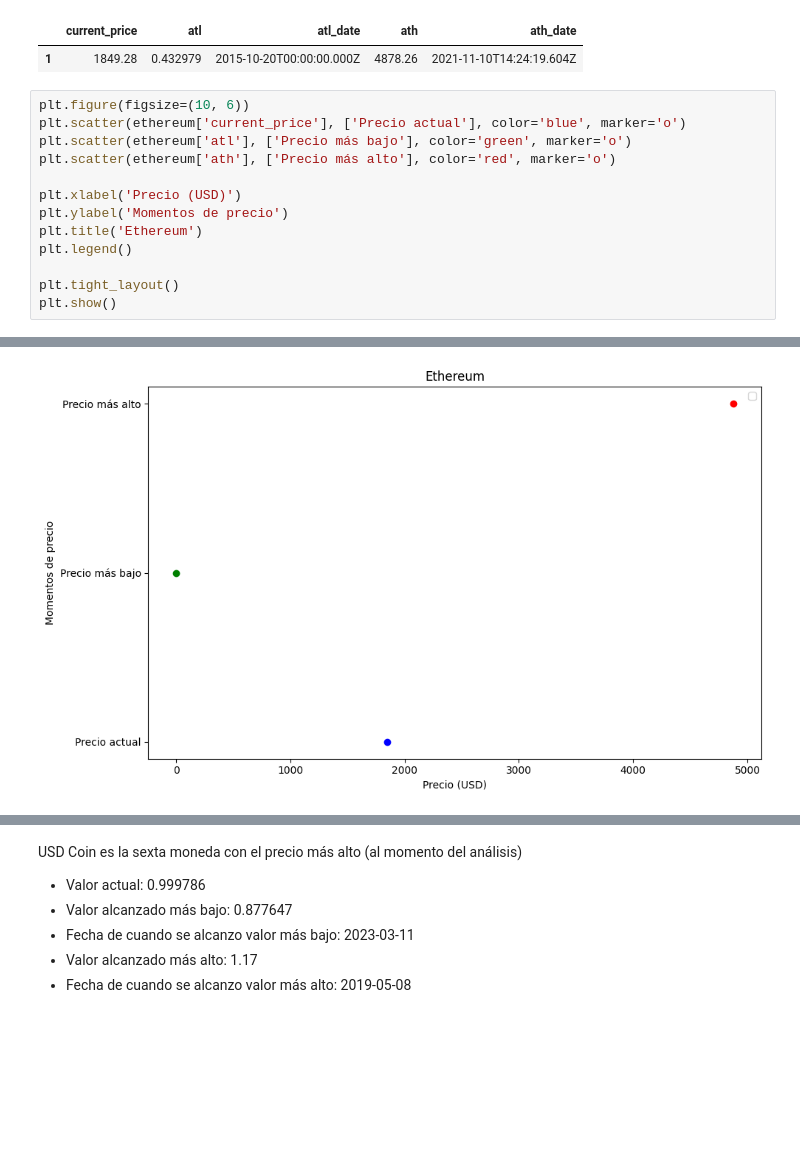
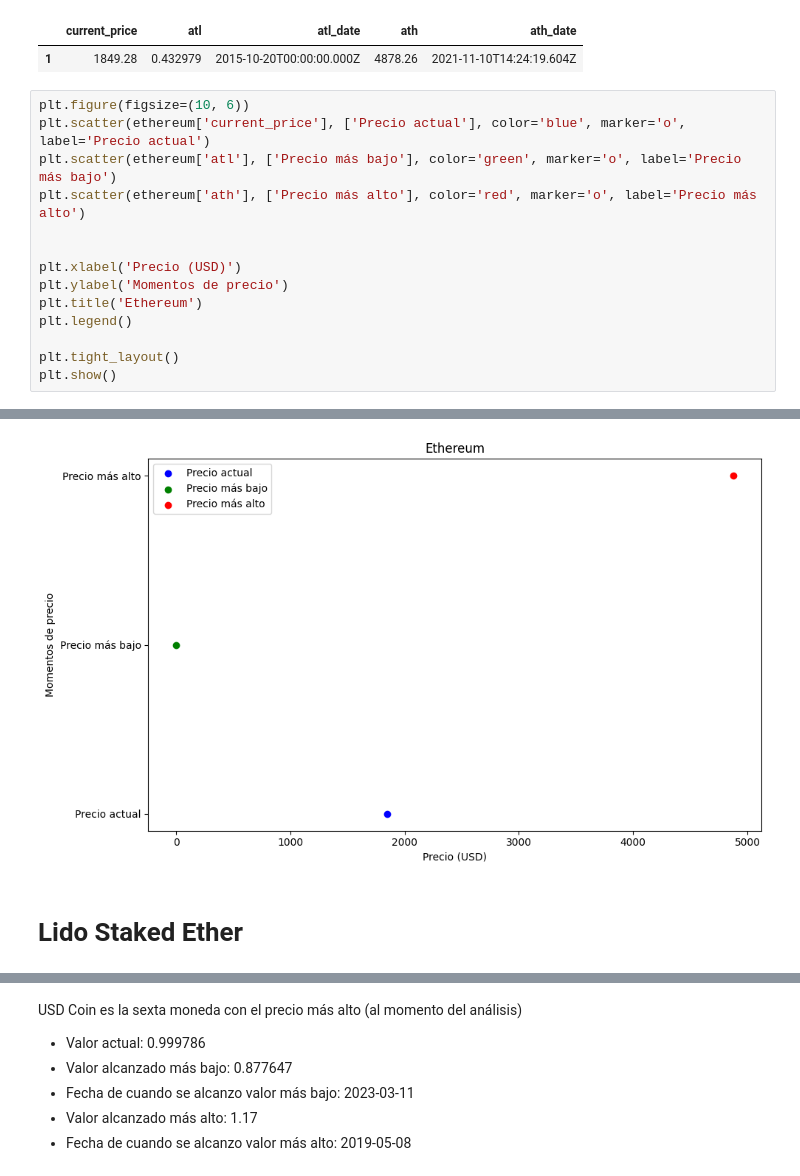
Before and after one commit to antonellanieto/LAB2-Antonella_Nieto, a Jupyter notebook: EDA/EDA.ipynb, the cells around one changed output, grey strips where cells are left out. Saved outputs shown, nothing was run; the diff lists cells and outputs as text; blank space fills up the shorter version.

```diff
--- a/EDA/EDA.ipynb
+++ b/EDA/EDA.ipynb
@@ -495,9 +466,10 @@ ethereum
 | 1 | 1849.28 | 0.432979 | 2015-10-20T00:00:00.000Z | 4878.26 | 2021-11-10T14:24:19.604Z |
 # %%
 plt.figure(figsize=(10, 6))
-plt.scatter(ethereum['current_price'], ['Precio actual'], color='blue', marker='o')
-plt.scatter(ethereum['atl'], ['Precio más bajo'], color='green', marker='o')
-plt.scatter(ethereum['ath'], ['Precio más alto'], color='red', marker='o')
+plt.scatter(ethereum['current_price'], ['Precio actual'], color='blue', marker='o', label='Precio actual')
+plt.scatter(ethereum['atl'], ['Precio más bajo'], color='green', marker='o', label='Precio más bajo')
+plt.scatter(ethereum['ath'], ['Precio más alto'], color='red', marker='o', label='Precio más alto')
+
 
 plt.xlabel('Precio (USD)')
 plt.ylabel('Momentos de precio')
@@ -511 +482,3 @@ WARNING:matplotlib.legend:No artists with labels found to put in legend.  Note t
-[figure, old version]
+[figure, new version]
+# %% [markdown]
+# Lido Staked Ether
```
Also changed, not shown: parts of 51 cells of this notebook.
